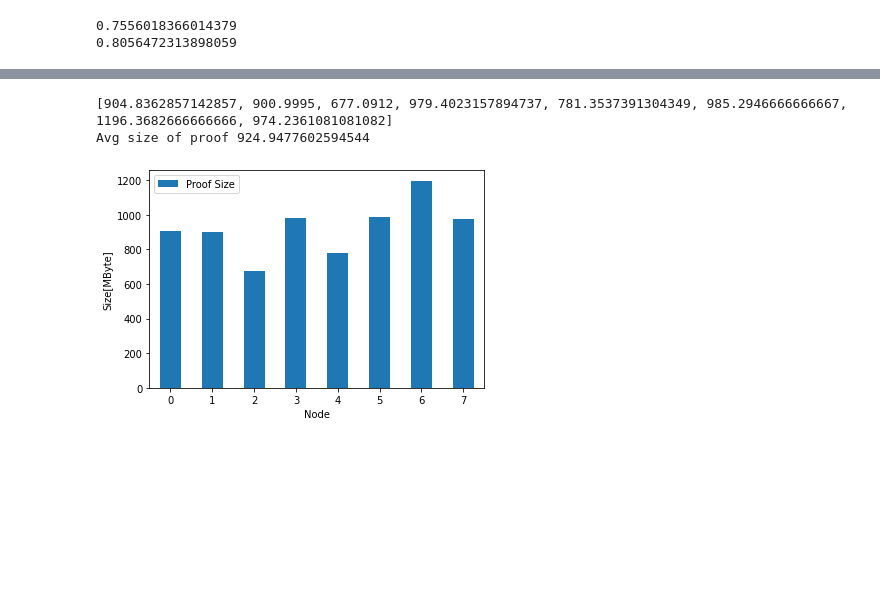
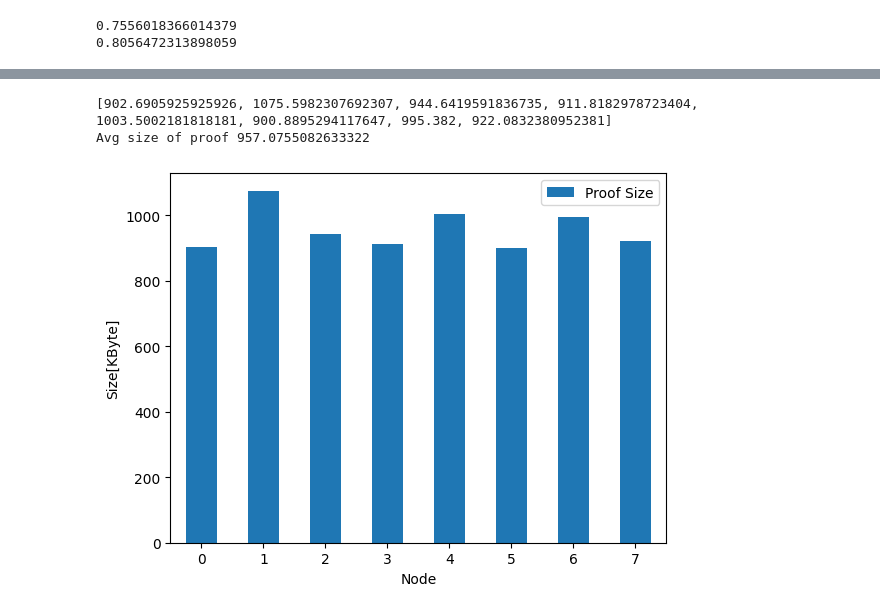
Before and after one commit to JunwookHeo/bcsos, a Jupyter notebook: python_utils/VisualPoS.ipynb, the cells around one changed output, grey strips where cells are left out. Cells and saved outputs as stored; diff of their text form; code cells hidden in the pictures; blank space fills up the shorter version.

```diff
--- a/python_utils/VisualPoS.ipynb
+++ b/python_utils/VisualPoS.ipynb
@@ -68,7 +68,7 @@ print(fairnessnorm(values_list[1]))
 import os
 
 #PATH = "../blockchainnode/db_nodes"
-PATH = "/mnt/c/Temp/PoS_20221125_152153"
+PATH = "/Users/jwheo/Projects/bcsos/PoS_20221130_083413"
 fdbs = [os.path.join(PATH, f) for f in os.listdir(PATH) if f.split(".")[-1] == 'db']
 fdbs.sort()
 print(fdbs)
@@ -154,27 +155,27 @@ Avg Verif Back[msec] 632.4039634728928
 # %%
 # Avg. Size chart for proof
 from matplotlib import pyplot as plt
 
 unit = 1000 #kbyte
 dfs = load_data_from_db(fdbs, 'prooftbl')
 proof = []
 for i, df in enumerate(dfs):
     proof.append(df['sizegenproof'].mean()/unit)
 print(proof)
 
 ch_list = [proof]
 bdf = pd.DataFrame(ch_list).transpose()
 bdf.columns = ['Proof Size']
 ax = bdf.plot.bar(rot=0)
 plt.xlabel("Node")
-plt.ylabel("Size[MByte]")
+plt.ylabel("Size[KByte]")
 plt.savefig('Avg_Size_Proof.png', dpi=300, bbox_inches='tight')
 
 print('Avg size of proof', sum(proof)/len(proof))
 # %% [output]
-[904.8362857142857, 900.9995, 677.0912, 979.4023157894737, 781.3537391304349, 985.2946666666667, 1196.3682666666666, 974.2361081081082]
-Avg size of proof 924.9477602594544
+[902.6905925925926, 1075.5982307692307, 944.6419591836735, 911.8182978723404, 1003.5002181818181, 900.8895294117647, 995.382, 922.0832380952381]
+Avg size of proof 957.0755082633322
-[figure, old version]
+[figure, new version]
 # %%
 # List up proof block and show it in the time order
 from matplotlib import pyplot as plt
```
Also changed, not shown: parts of 8 cells of this notebook, 6 other files.
